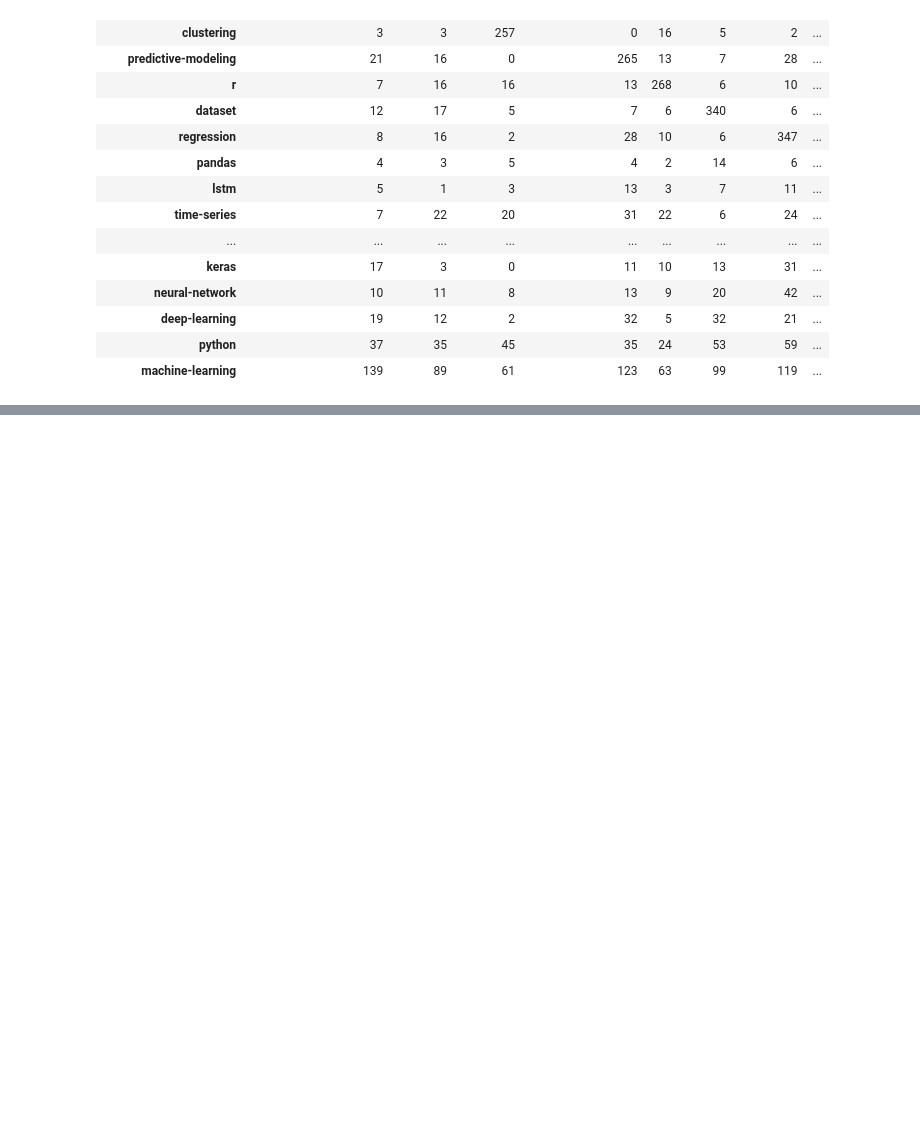
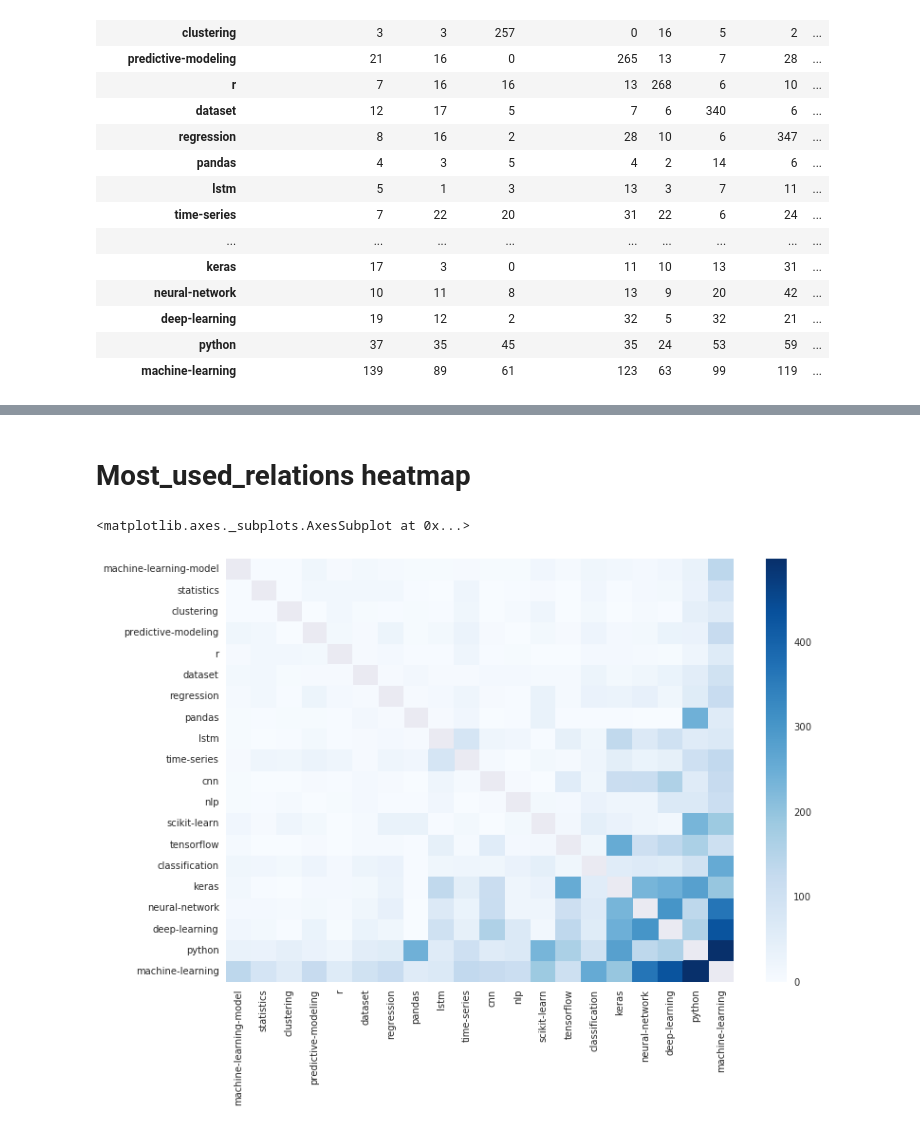
Before and after one commit to nkalpaxis/Popular_Data_Science_Questions, a Jupyter notebook: Data_Science_Questions.ipynb, the cells around one changed output, grey strips where cells are left out. Cells and saved outputs as stored; diff of their text form; code cells hidden in the pictures; blank space fills up the shorter version.

```diff
--- a/Data_Science_Questions.ipynb
+++ b/Data_Science_Questions.ipynb
@@ -322,0 +325,11 @@ most_used_relations.style.apply(style_cells, axis=None)
+# %% [markdown]
+# Most_used_relations heatmap
+# %%
+for i in range(most_used_relations.shape[0]):
+    most_used_relations.iloc[i,i] = pd.np.NaN
+# %%
+plt.figure(figsize=(12,8))
+sns.heatmap(most_used_relations, cmap='Blues', annot=False)
+# %% [output]
+<matplotlib.axes._subplots.AxesSubplot at 0x...>
+[figure, added]
```
Also changed, not shown: parts of 21 cells of this notebook.
